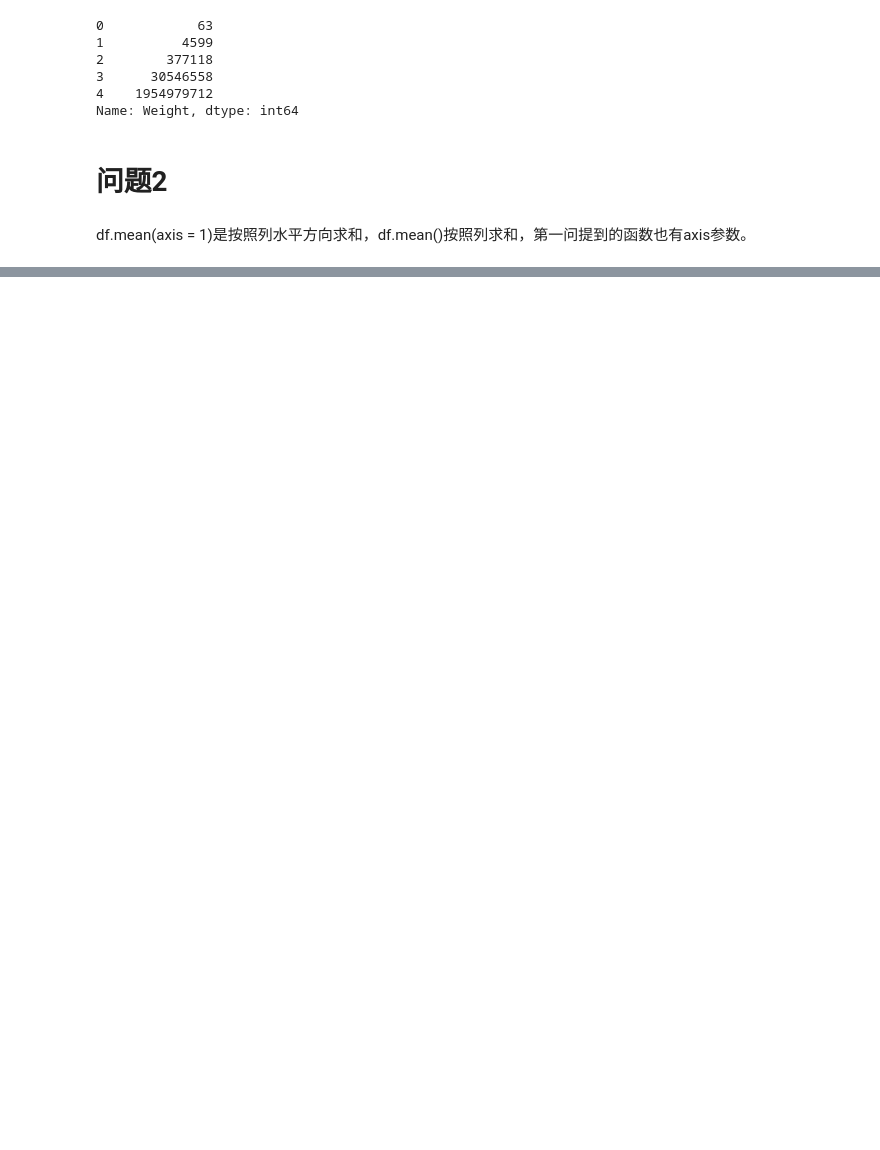
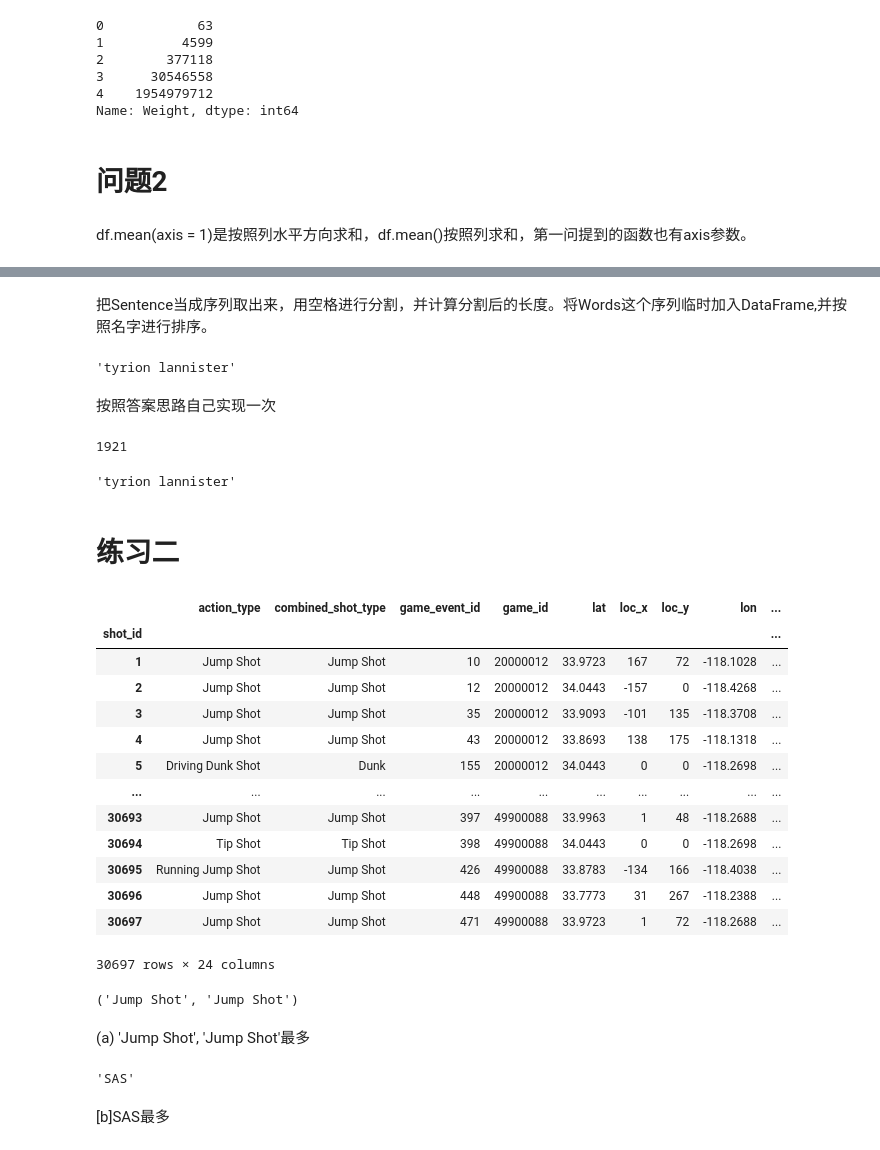
Before and after one commit to scxixixi/Pandas_Learning, a Jupyter notebook: Day1打卡.ipynb, the cells around one changed output, grey strips where cells are left out. Drawn from its saved outputs; the diff is of its cells as text; code cells hidden in the pictures; blank space fills up the shorter version.

```diff
--- a/Day1打卡.ipynb
+++ b/Day1打卡.ipynb
@@ -122,0 +155,18 @@ dtype: float64
+# %% [markdown]
+把Sentence当成序列取出来，用空格进行分割，并计算分割后的长度。将Words这个序列临时加入DataFrame,并按照名字进行排序。
+# %%
+L_count = []
+N_words = list(zip(df1_words['Name'],df_words['Words']))
+for i in N_words:
+    if i == N_words[0]:
+        L_count.append(i[1])
+        last = i[0]
+    else:
+        L_count.append(L_count[-1]+i[1] if i[0]==last else i[1])
+        last = i[0]
+df_words['Count']=L_count
+df_words['Name'][df_words['Count'].idxmax()]
+# %% [output]
+'tyrion lannister'
+# %% [markdown]
+按照答案思路自己实现一次
@@ -122,0 +183,43 @@ dtype: float64
+# %%
+df1_words['Count'] = count_words
+idx = df1_words['Count'].idxmax()
+idx
+# %% [output]
+1921
+# %%
+df1_words['Name'][idx] #序列根据索引去找对应元素
+# %% [output]
+'tyrion lannister'
+# %% [markdown]
+# 练习二
+# %%
+df2 = pd.read_csv('data/Kobe_data.csv',index_col='shot_id')
+# %%
+df2
+# %% [output]
+|  | action_type | combined_shot_type | game_event_id | game_id | lat | loc_x | loc_y | lon | ... |
+| shot_id |  |  |  |  |  |  |  |  | ... |
+| 1 | Jump Shot | Jump Shot | 10 | 20000012 | 33.9723 | 167 | 72 | -118.1028 | ... |
+| 2 | Jump Shot | Jump Shot | 12 | 20000012 | 34.0443 | -157 | 0 | -118.4268 | ... |
+| 3 | Jump Shot | Jump Shot | 35 | 20000012 | 33.9093 | -101 | 135 | -118.3708 | ... |
+| 4 | Jump Shot | Jump Shot | 43 | 20000012 | 33.8693 | 138 | 175 | -118.1318 | ... |
+| 5 | Driving Dunk Shot | Dunk | 155 | 20000012 | 34.0443 | 0 | 0 | -118.2698 | ... |
+| ... | ... | ... | ... | ... | ... | ... | ... | ... | ... |
+| 30693 | Jump Shot | Jump Shot | 397 | 49900088 | 33.9963 | 1 | 48 | -118.2688 | ... |
+| 30694 | Tip Shot | Tip Shot | 398 | 49900088 | 34.0443 | 0 | 0 | -118.2698 | ... |
+| 30695 | Running Jump Shot | Jump Shot | 426 | 49900088 | 33.8783 | -134 | 166 | -118.4038 | ... |
+| 30696 | Jump Shot | Jump Shot | 448 | 49900088 | 33.7773 | 31 | 267 | -118.2388 | ... |
+| 30697 | Jump Shot | Jump Shot | 471 | 49900088 | 33.9723 | 1 | 72 | -118.2688 | ... |
+30697 rows × 24 columns
+# %%
+pd.Series(list(zip(df2['action_type'],df2['combined_shot_type']))).value_counts().index[0]
+# %% [output]
+('Jump Shot', 'Jump Shot')
+# %% [markdown]
+(a) 'Jump Shot', 'Jump Shot'最多
+# %%
+df2['opponent'].value_counts().index[0]
+# %% [output]
+'SAS'
+# %% [markdown]
+[b]SAS最多
```
Also changed, not shown: parts of 12 cells of this notebook.
